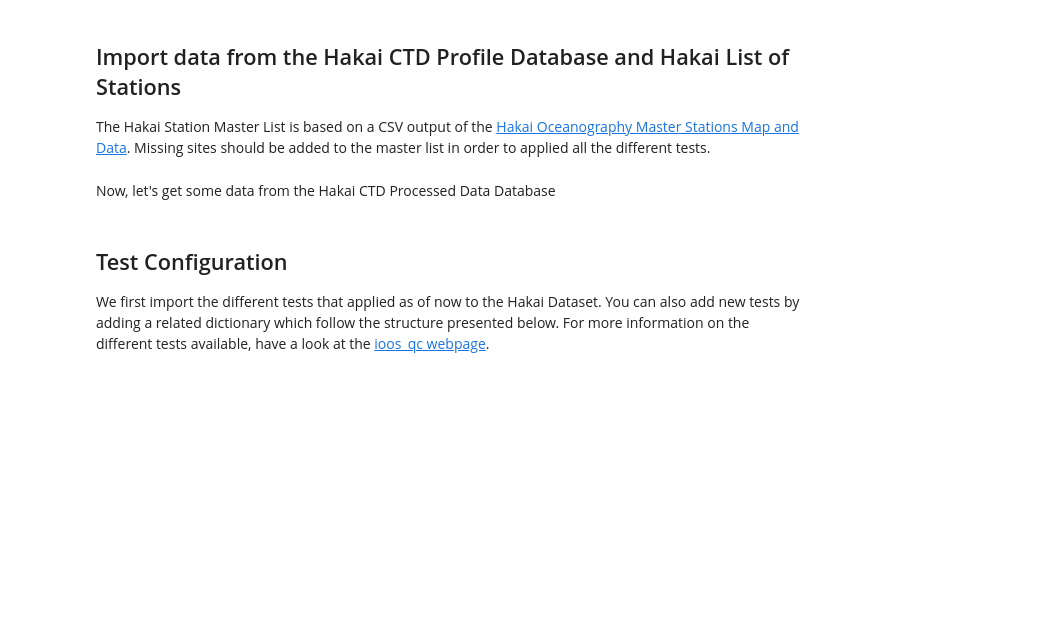
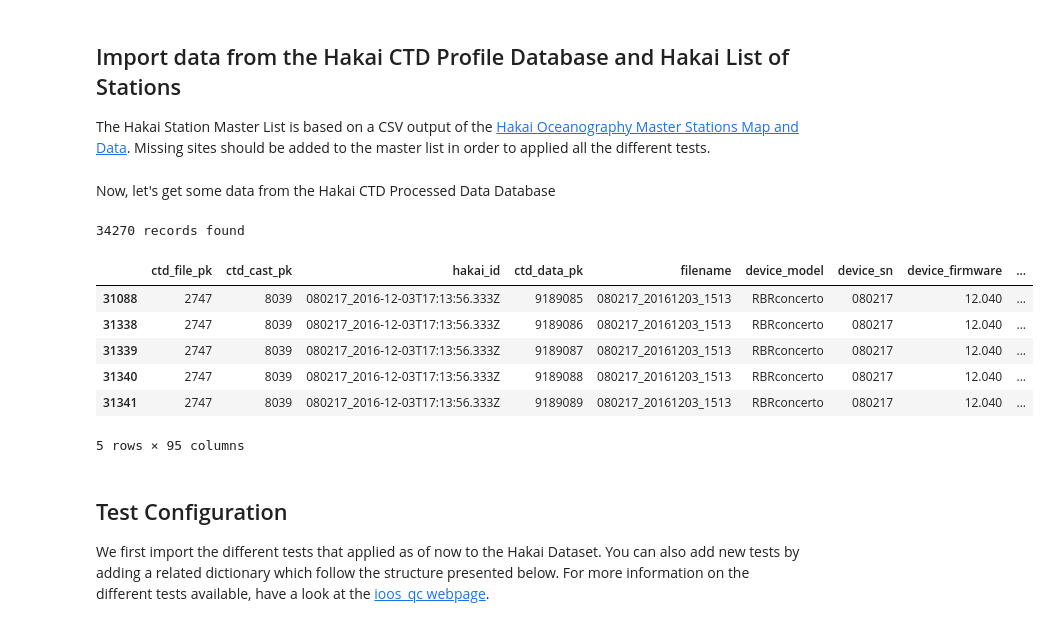
Before and after one commit to HakaiInstitute/hakai-ctd-qc, a Jupyter notebook: review-hakai-tests.ipynb, the cells around one changed output. Drawn from its saved outputs; the diff is of its cells as text; code cells hidden in the pictures; blank space fills up the shorter version.

```diff
--- a/review-hakai-tests.ipynb
+++ b/review-hakai-tests.ipynb
@@ -42,19 +42,30 @@ Now, let's get some data from the Hakai CTD Processed Data Database
 # %%
 # Get Hakai CTD Data Download through the API
 # Let's just get the data from QU39
-filterUrl = 'station=QU39&status!=MISCAST&limit=20000'
+year = 2016
+filterUrl = 'station=QU39&status!=MISCAST&limit=-1'+'&measurement_dt>'+str(year)+'-01-01&measurement_dt<'+str(year+1)+'-01-01'
+#filterUrl = 'station=QU39&status!=MISCAST&limit=-1'+fields
 df, url = hakai_qc.get.hakai_ctd_data(filterUrl)
 print(str(len(df))+' records found')
 
 # Regroup profiles and sort them by pressure
 group_variables = ['device_model','device_sn','ctd_file_pk','ctd_cast_pk','direction_flag']
 df = df.sort_values(by=group_variables+['pressure'])
 
 # Get Derived Variables
 df = hakai_qc.utils.derived_ocean_variables(df)
 
 # Just show the first few lines to have a look
 df.head() # Show the top of the data frame
+# %% [output]
+34270 records found
+|  | ctd_file_pk | ctd_cast_pk | hakai_id | ctd_data_pk | filename | device_model | device_sn | device_firmware | ... |
+| 31088 | 2747 | 8039 | 080217_2016-12-03T17:13:56.333Z | 9189085 | 080217_20161203_1513 | RBRconcerto | 080217 | 12.040 | ... |
+| 31338 | 2747 | 8039 | 080217_2016-12-03T17:13:56.333Z | 9189086 | 080217_20161203_1513 | RBRconcerto | 080217 | 12.040 | ... |
+| 31339 | 2747 | 8039 | 080217_2016-12-03T17:13:56.333Z | 9189087 | 080217_20161203_1513 | RBRconcerto | 080217 | 12.040 | ... |
+| 31340 | 2747 | 8039 | 080217_2016-12-03T17:13:56.333Z | 9189088 | 080217_20161203_1513 | RBRconcerto | 080217 | 12.040 | ... |
+| 31341 | 2747 | 8039 | 080217_2016-12-03T17:13:56.333Z | 9189089 | 080217_20161203_1513 | RBRconcerto | 080217 | 12.040 | ... |
+5 rows × 95 columns
 # %% [markdown]
 ## Test Configuration
 We first import the different tests that applied as of now to the Hakai Dataset. You can also add new tests by adding a related dictionary which follow the structure presented below. For more information on the different tests available, have a look at the [ioos_qc webpage](https://ioos.github.io/ioos_qc/api/ioos_qc.html).
```
Also changed, not shown: parts of 5 cells of this notebook.
